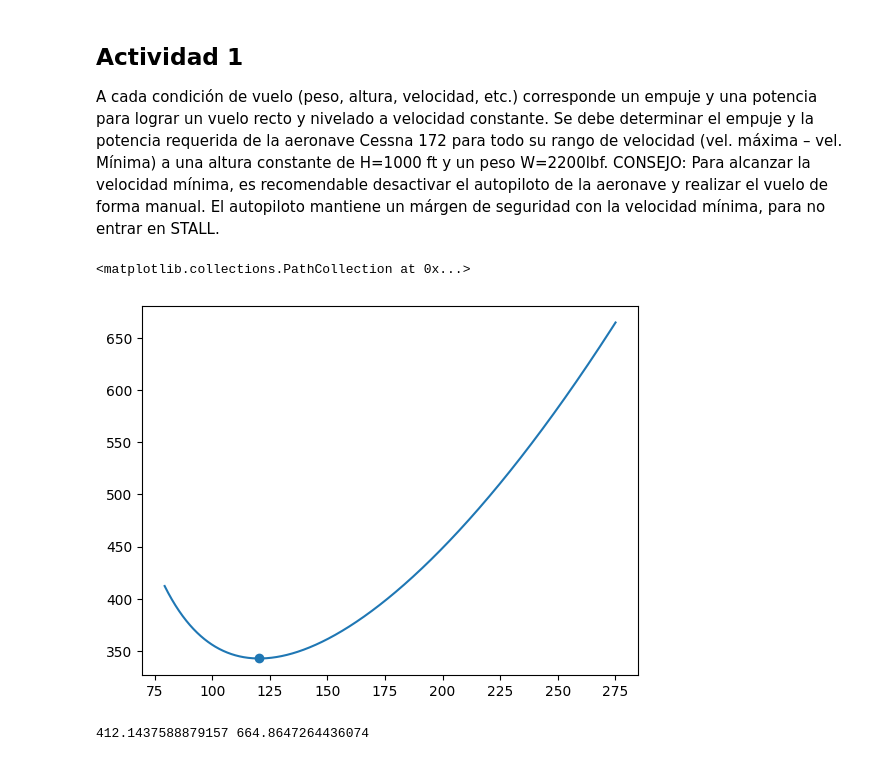
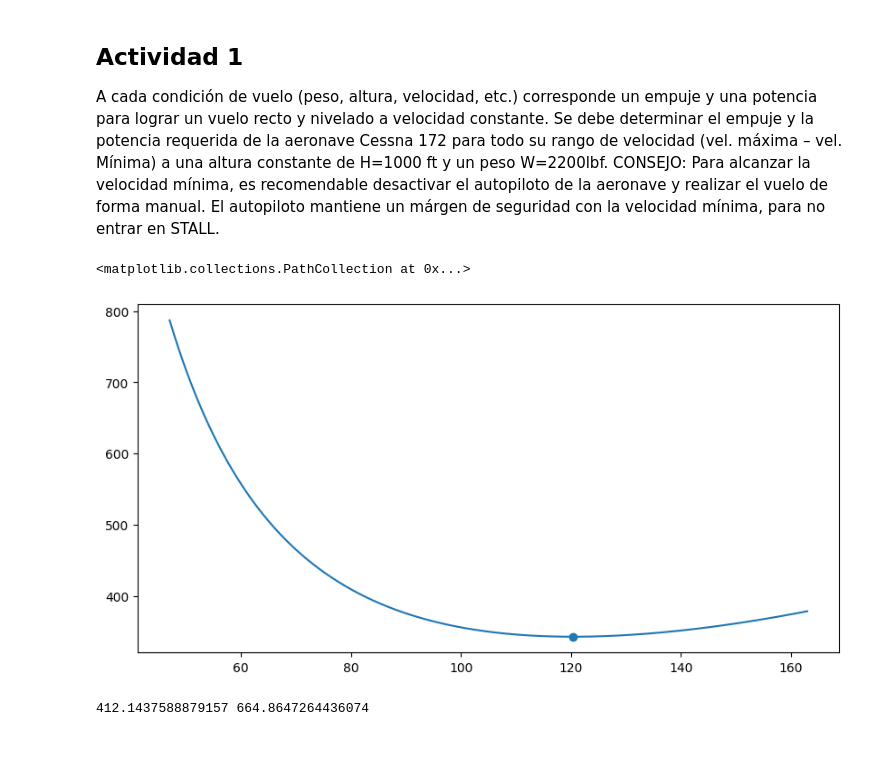
Before and after one commit to otarola-joaquin/Trabajos-varios-8vo-semestre, a Jupyter notebook: Mecánica del Vuelo/Tarea_3/lab3_graficos.ipynb, the cells around one changed output. Cells and saved outputs as stored; diff of their text form; code cells hidden in the pictures.

```diff
--- a/Mecánica del Vuelo/Tarea_3/lab3_graficos.ipynb
+++ b/Mecánica del Vuelo/Tarea_3/lab3_graficos.ipynb
@@ -35,14 +35,14 @@ def T_req(v):
 # %%
 import matplotlib.pyplot as plt
 
-v_linspace = linspace(v_min, v_max, 1000)
+v_linspace = linspace(v_min/1.688, v_max/1.688, 1000)
 v_md = (4/(pi*e*(b**2/S_w)*c_d0))**.25 * ((W/S_w)/rho_1000ft)**.5
 
 plt.plot(v_linspace, T_req(v_linspace))
 plt.scatter([v_md], [T_req(v_md)])
 # %% [output]
 <matplotlib.collections.PathCollection at 0x...>
-[figure, old version]
+[figure, new version]
 # %%
 print(T_req(v_min), T_req(v_max))
 # %% [output]
```
Also changed, not shown: parts of 10 cells of this notebook.
